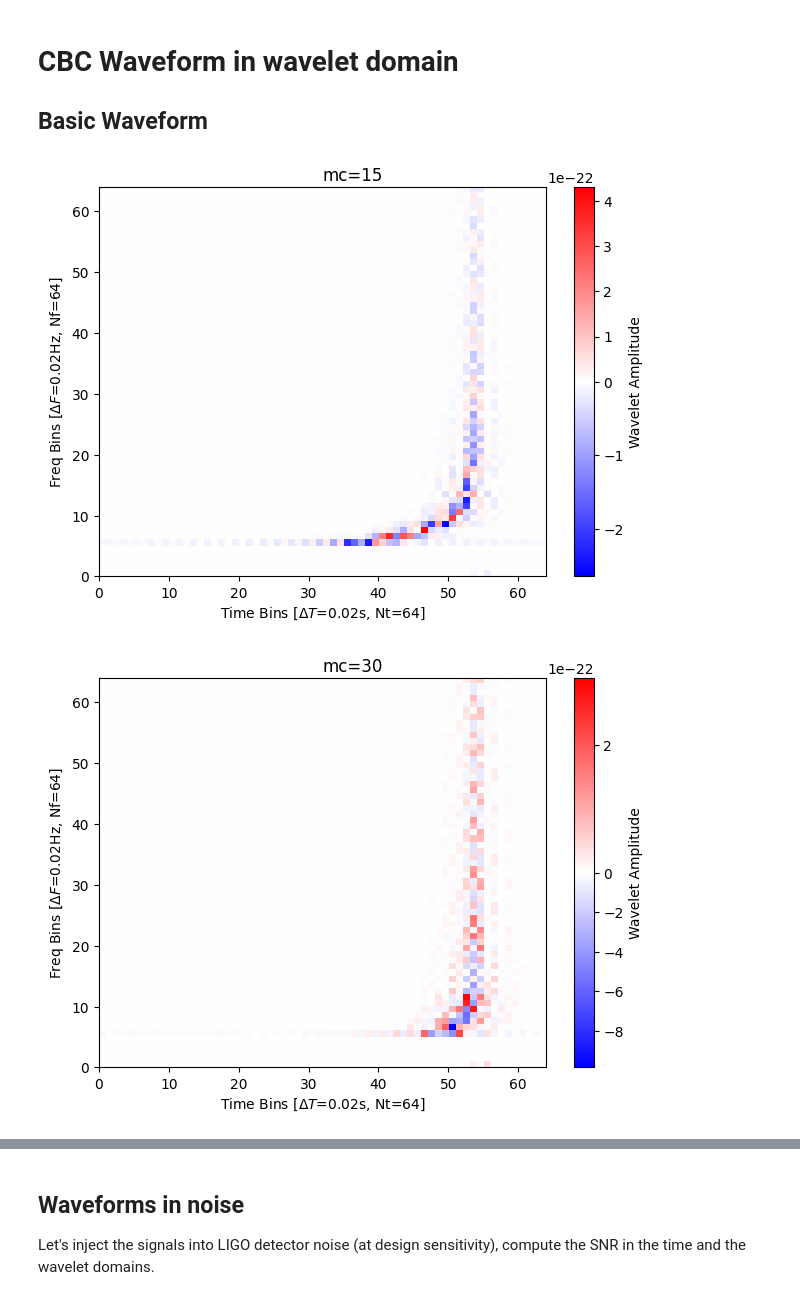
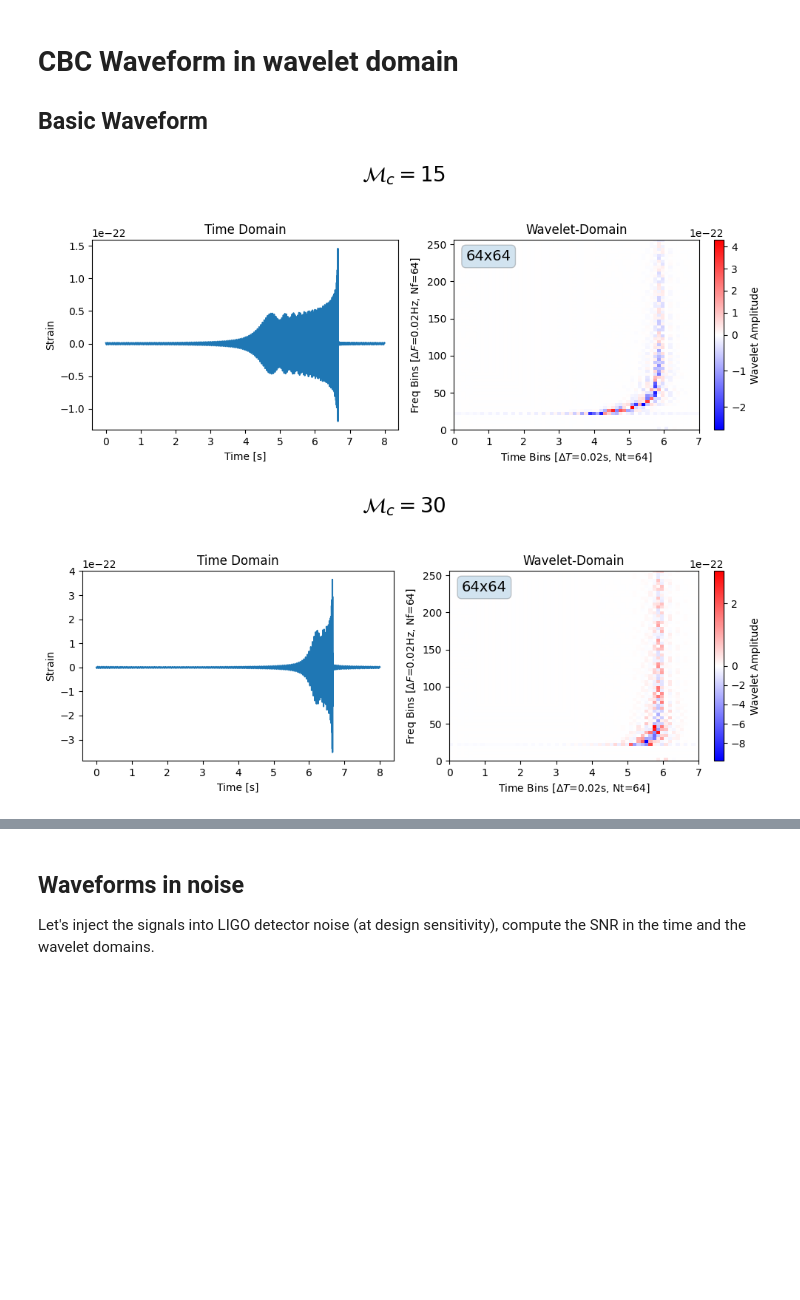
Before and after one commit to pywavelet/pywavelet, a Jupyter notebook: docs/demos/cbc_demo.ipynb, the cells around one changed output, grey strips where cells are left out. Cells and saved outputs as stored; diff of their text form; code cells hidden in the pictures; blank space fills up the shorter version.

Commit message:
add time and freq bins

```diff
--- a/docs/demos/cbc_demo.ipynb
+++ b/docs/demos/cbc_demo.ipynb
@@ -9,6 +9,7 @@ from pycbc.waveform import get_td_waveform
 from pycbc.conversions import mass1_from_mchirp_q, mass2_from_mchirp_q
 from pywavelet.waveform_generator.generators import FunctionalWaveformGenerator
 from pywavelet.plotting import plot_wavelet_domain_grid
+from pywavelet.transforms.types import TimeSeries
 
 import bilby
 import numpy as np
@@ -52,40 +53,48 @@ GW_PARMS = dict(
     psi=2.659,
     phase=1.3,
     geocent_time=1126259642.413,
 )
 
 
 def cbc_waveform(mc, q=1):
     m1, m2 = bilby.gw.conversion.chirp_mass_and_mass_ratio_to_component_masses(
         mc, q
     )
 
     params = GW_PARMS.copy()
     params["mass_1"] = m1
     params["mass_2"] = m2
 
     h = CBC_GENERATOR.time_domain_strain(params)["plus"]
     # template sets max amplitude t=end of waveform, so we roll it back a bit
     h = np.roll(h, -len(h) // 6)
     t = CBC_GENERATOR.time_array
-    return t, h
+    return TimeSeries(h, t)
 
 
 def create_cbc_wavelet_waveform_generator():
-    hfunc = lambda mc: cbc_waveform(mc, q=1)[1]
+    hfunc = lambda mc: cbc_waveform(mc, q=1)
     # NOTE: Nf * Nt == len(h) returned from h-func
-    waveform_generator = FunctionalWaveformGenerator(
-        hfunc, Nf=Nf, Nt=Nt, mult=mult
-    )
+    waveform_generator = FunctionalWaveformGenerator(hfunc, Nt=Nt, mult=mult)
     return waveform_generator
 
 
 wavelet_generator = create_cbc_wavelet_waveform_generator()
 for i, mc in enumerate([15, 30, 45, 60]):
-    wavelet_matrix = wavelet_generator(mc=mc)
-    fig = plot_wavelet_domain_grid(wavelet_matrix, Nf, Nt)
-    fig.suptitle(f"mc={mc}")
+    wavelet = wavelet_generator(mc=mc)
+    ht = cbc_waveform(mc=mc, q=1)
+
+    fig, axes = plt.subplots(1, 2, figsize=(10, 4))
+    axes[0].plot(ht.time, ht.data)
+    axes[0].set_xlabel("Time [s]")
+    axes[0].set_ylabel("Strain")
+    axes[0].set_title(f"Time Domain")
+    fig = wavelet.plot(ax=axes[1])
+    axes[1].set_title(f"Wavelet-Domain")
+    fig.suptitle(r"$\mathcal{M}_c=" + f"{mc}$", fontsize=20, y=1.05)
+    fig.tight_layout()
+    fig.savefig(f"cbc_wavelet_mc_{mc}.png")
     fig.show()
 # %% [output]
-[figure, old version]
+[figure, new version]
-[figure, old version]
+[figure, new version]
```
Also changed, not shown: parts of 3 cells of this notebook, 12 other files.
